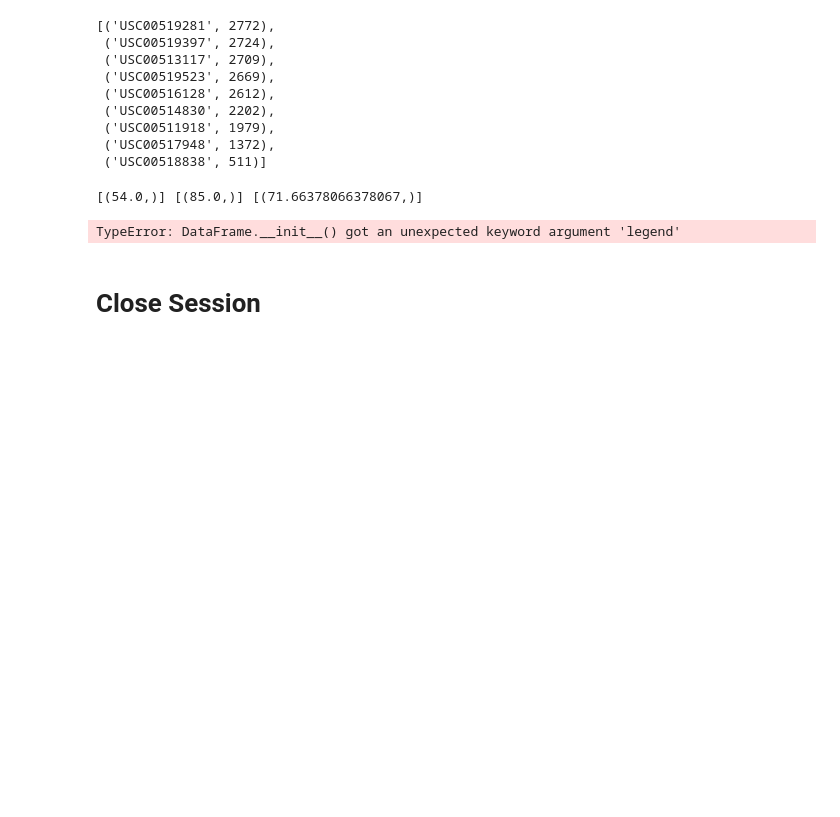
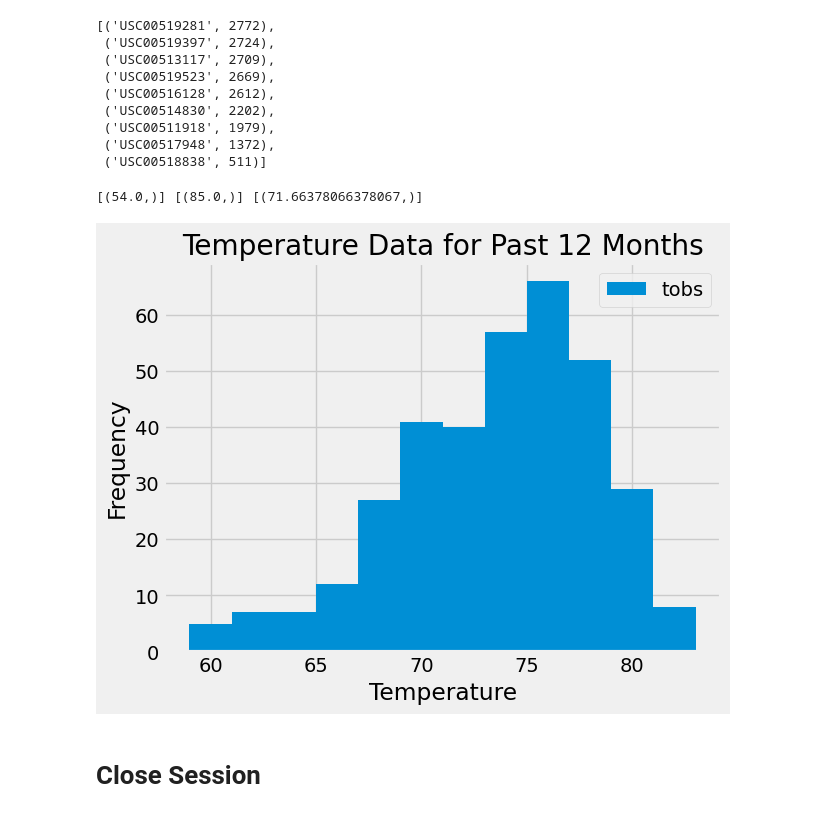
Before and after one commit to audbarrett/hawaii-climate-data-SQLAlchemy, a Jupyter notebook: SurfsUp/climate_analysis.ipynb, the cells around one changed output. Drawn from its saved outputs; the diff is of its cells as text; code cells hidden in the pictures; blank space fills up the shorter version.

```diff
--- a/SurfsUp/climate_analysis.ipynb
+++ b/SurfsUp/climate_analysis.ipynb
@@ -148,20 +148,20 @@ print(min_temp, max_temp, avg_temp)
 # %%
 # Using the most active station id
 # Query the last 12 months of temperature observation data for this station and plot the results as a histogram
 results = session.query(Measurement.tobs).filter(Measurement.station=='USC00519281').\
     filter(Measurement.date > '2016-08-23').all()
 
 # save as dataframe
-active_station_temp = pd.DataFrame(results, columns = ['temperature'])
+active_station_temp = pd.DataFrame(results, columns = ['tobs'])
 
 # plot dataframe as histogram
-active_station_hist = active_station_temp.hist(bins=12)
+active_station_hist = active_station_temp.hist(bins=12, legend=True)
 plt.ylabel("Frequency")
 plt.xlabel("Temperature")
 plt.title("Temperature Data for Past 12 Months")
 plt.show()
 # %% [output]
-TypeError: DataFrame.__init__() got an unexpected keyword argument 'legend'
+[figure, added]
 # %% [markdown]
 # Close Session
 # %%
```
Also changed, not shown: parts of 1 cell of this notebook.
